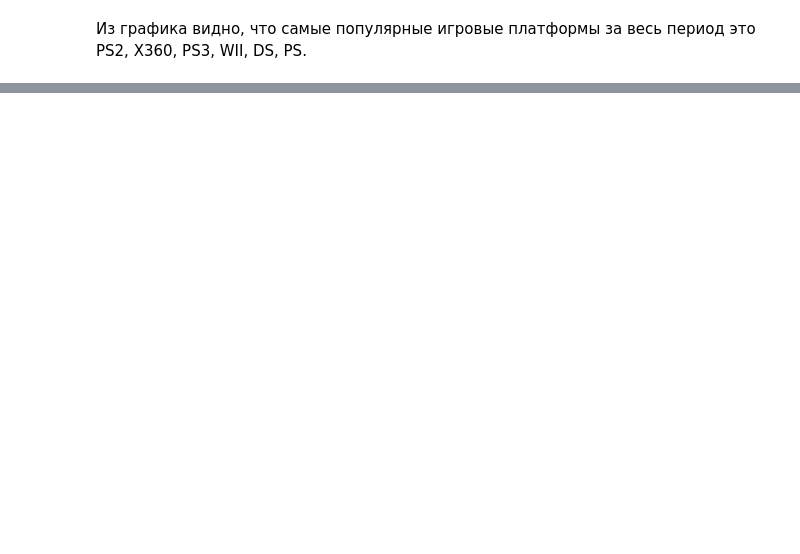
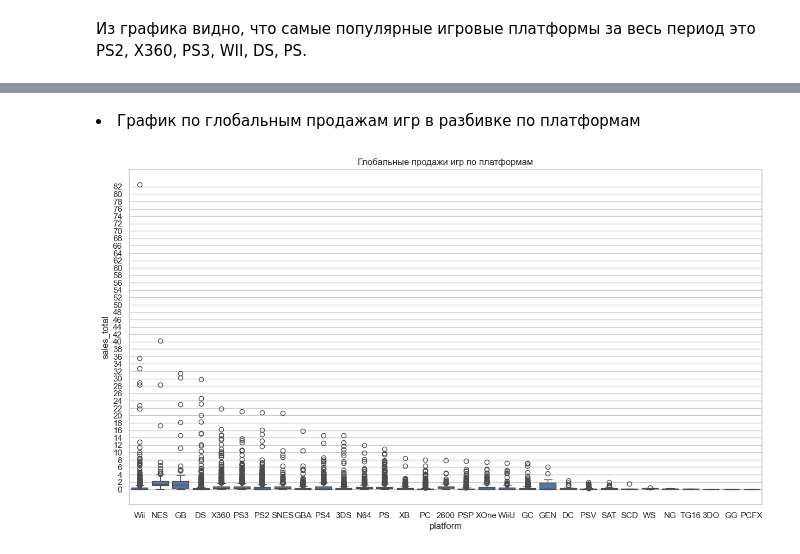
Before and after one commit to tsukerin/labs, a Jupyter notebook: labs_pm/lab7/main.ipynb, the cells around one changed output, grey strips where cells are left out. Saved outputs shown, nothing was run; the diff lists cells and outputs as text; code cells hidden in the pictures; blank space fills up the shorter version.

```diff
--- a/labs_pm/lab7/main.ipynb
+++ b/labs_pm/lab7/main.ipynb
@@ -125,0 +151,14 @@ plt.show()
+# %% [markdown]
+<li>График по глобальным продажам игр в разбивке по платформам
+# %%
+import matplotlib.pyplot as plt
+import seaborn as sns
+
+sns.set(style="whitegrid")
+plt.figure(figsize=(15, 8))
+sns.boxplot(x='platform', y='sales_total', data=df)
+plt.title('Глобальные продажи игр по платформам')
+plt.yticks(range(0, int(df['sales_total'].max()) + 1, 2))
+plt.show()
+# %% [output]
+[figure, added]
```
Also changed, not shown: parts of 20 cells of this notebook.
